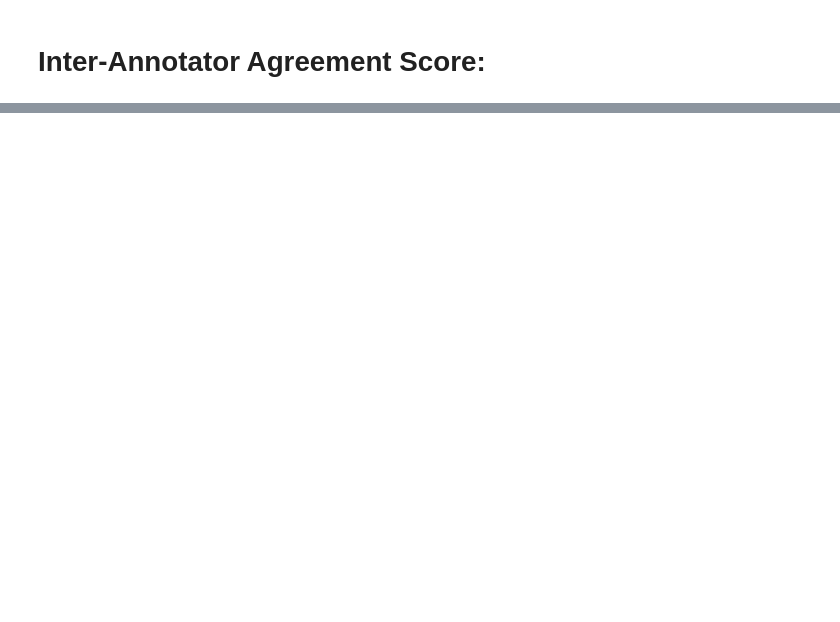
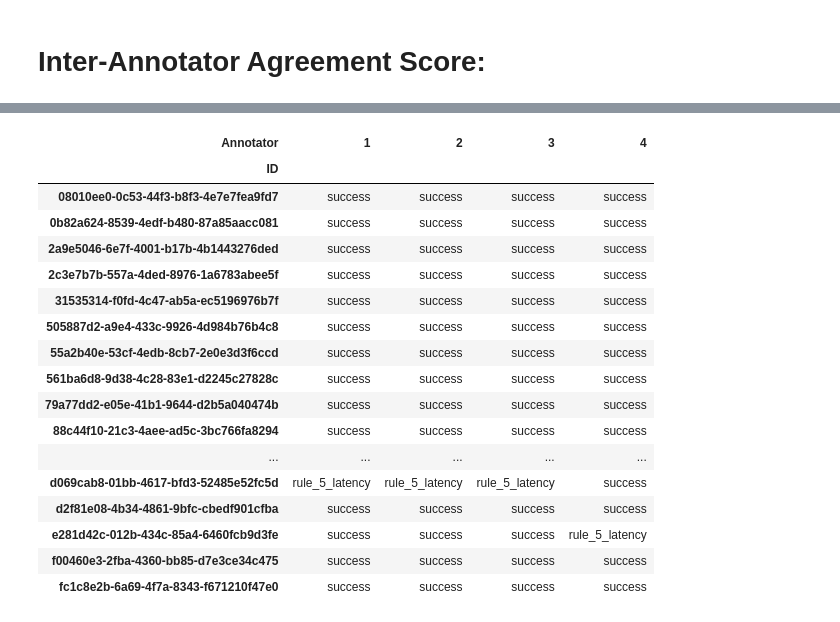
Before and after one commit to danielhk753/CLECK, a Jupyter notebook: notebooks/dataset_annotation.ipynb, the cells around one changed output, grey strips where cells are left out. Drawn from its saved outputs; the diff is of its cells as text; code cells hidden in the pictures; blank space fills up the shorter version.

```diff
--- a/notebooks/dataset_annotation.ipynb
+++ b/notebooks/dataset_annotation.ipynb
@@ -160,0 +313,99 @@ Eyes per sample
+# %%
+import pandas as pd
+import os
+import re
+
+def create_annotator_matrix(files):
+    all_rows = []
+
+    for f in files:
+        # 1. Extract annotator name from filename (e.g., 'data_john.json' -> 'john')
+        # This assumes the name is the last part of the filename before the extension
+        annotator_name = os.path.basename(f).replace('.json', '').split('_')[-1]
+
+        data = load_json(f)
+        for entry in data:
+            all_rows.append({
+                'ID': entry['ID'],
+                'Annotator': annotator_name,
+                'Verdict': entry['status']
+            })
+
+    # 2. Create a long-form DataFrame
+    df_long = pd.DataFrame(all_rows)
+
+    # 3. Pivot to wide-form
+    # Rows = IDs, Columns = Annotators, Values = Verdicts
+    matrix_df = df_long.pivot(index='ID', columns='Annotator', values='Verdict')
+
+    return matrix_df
+
+# Usage
+# files = ["results_ann1.json", "results_ann2.json", ...]
+verdict_matrix = create_annotator_matrix(files)
+
+# 2. Updated styling for "One-Line IDs"
+styled_matrix = (
+    verdict_matrix.style
+    .apply(highlight_disagreements, axis=1)
+    .set_table_styles([
+        # Table overall setup
+        {'selector': '', 'props': [
+            ('table-layout', 'auto'),
+            ('width', '400px'),
+            ('margin-left', '0'),
+            ('margin-right', 'auto')
+        ]},
+
+        # Row Headers (The IDs) - THE FIX IS HERE
+        {'selector': 'th.row_heading', 'props': [
+            ('width', '300px'),           # Manually set your preferred width here
+            ('min-width', '350px'),       # Ensure it doesn't shrink
+            ('white-space', 'nowrap'),    # CRITICAL: Forces the ID into one row
+            ('text-align', 'left'),
+            ('font-family', 'monospace'),
+            ('padding', '0 15px')
+        ]},
+
+        # ID Column Header (index name)
+        {'selector': 'th.index_name', 'props': [
+            ('text-align', 'center'),
+            ('padding', '10px')
+        ]},
+
+        # Column Headers (The Names)
+        {'selector': 'th.col_heading', 'props': [
+            ('text-align', 'center'),
+            ('min-width', '100px'),
+            ('padding', '10px')
+        ]},
+
+        # Data Cells
+        {'selector': 'td', 'props': [
+            ('text-align', 'center'),
+            ('white-space', 'nowrap'),
+            ('padding', '8px 15px')
+        ]}
+    ])
+)
+
+display(styled_matrix)
+# %% [output]
+| Annotator | 1 | 2 | 3 | 4 |
+| ID |  |  |  |  |
+| 08010ee0-0c53-44f3-b8f3-4e7e7fea9fd7 | success | success | success | success |
+| 0b82a624-8539-4edf-b480-87a85aacc081 | success | success | success | success |
+| 2a9e5046-6e7f-4001-b17b-4b1443276ded | success | success | success | success |
+| 2c3e7b7b-557a-4ded-8976-1a6783abee5f | success | success | success | success |
+| 31535314-f0fd-4c47-ab5a-ec5196976b7f | success | success | success | success |
+| 505887d2-a9e4-433c-9926-4d984b76b4c8 | success | success | success | success |
+| 55a2b40e-53cf-4edb-8cb7-2e0e3d3f6ccd | success | success | success | success |
+| 561ba6d8-9d38-4c28-83e1-d2245c27828c | success | success | success | success |
+| 79a77dd2-e05e-41b1-9644-d2b5a040474b | success | success | success | success |
+| 88c44f10-21c3-4aee-ad5c-3bc766fa8294 | success | success | success | success |
+| ... | ... | ... | ... | ... |
+| d069cab8-01bb-4617-bfd3-52485e52fc5d | rule_5_latency | rule_5_latency | rule_5_latency | success |
+| d2f81e08-4b34-4861-9bfc-cbedf901cfba | success | success | success | success |
+| e281d42c-012b-434c-85a4-6460fcb9d3fe | success | success | success | rule_5_latency |
+| f00460e3-2fba-4360-bb85-d7e3ce34c475 | success | success | success | success |
+| fc1c8e2b-6a69-4f7a-8343-f671210f47e0 | success | success | success | success |
```
Also changed, not shown: parts of 10 cells of this notebook, 1 other file.
